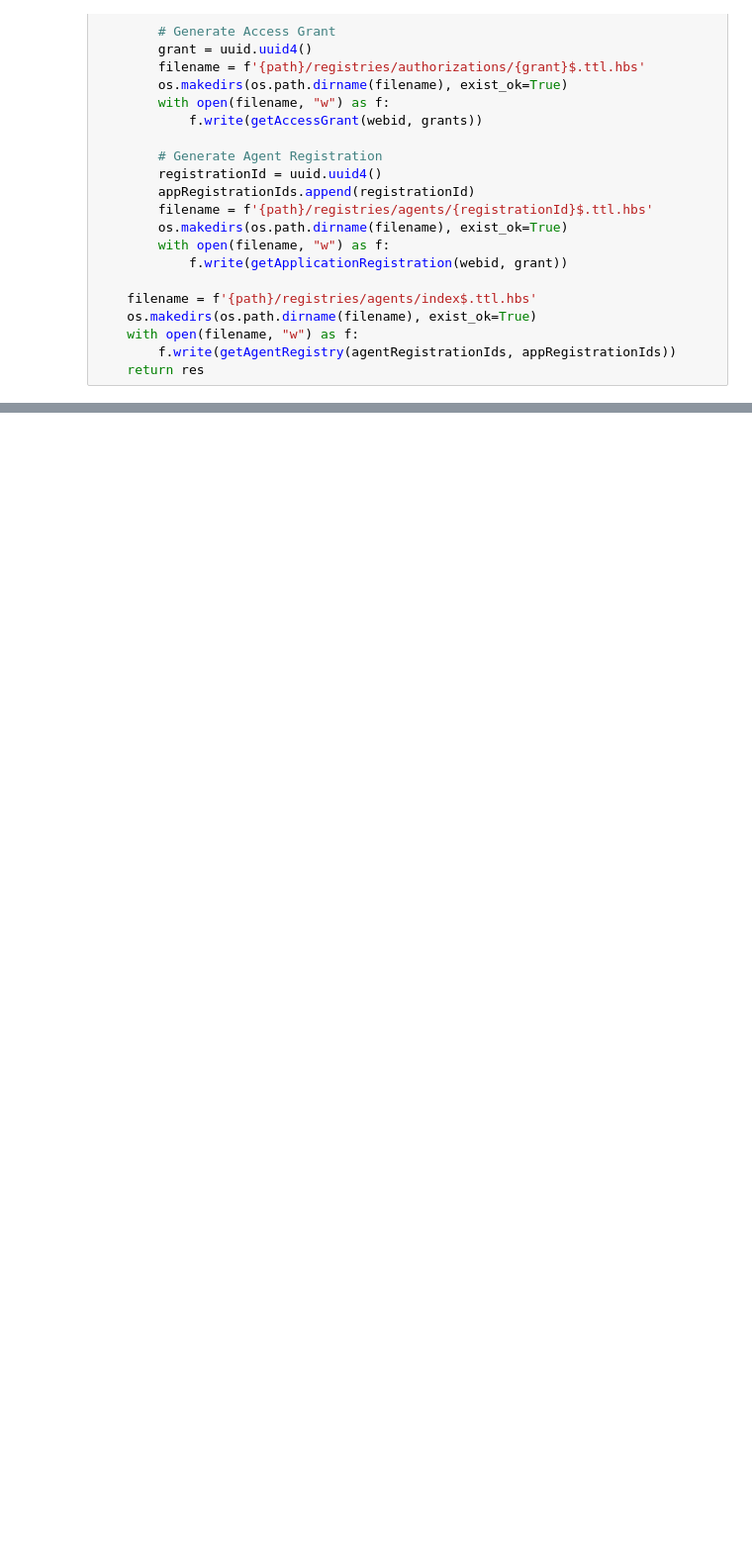
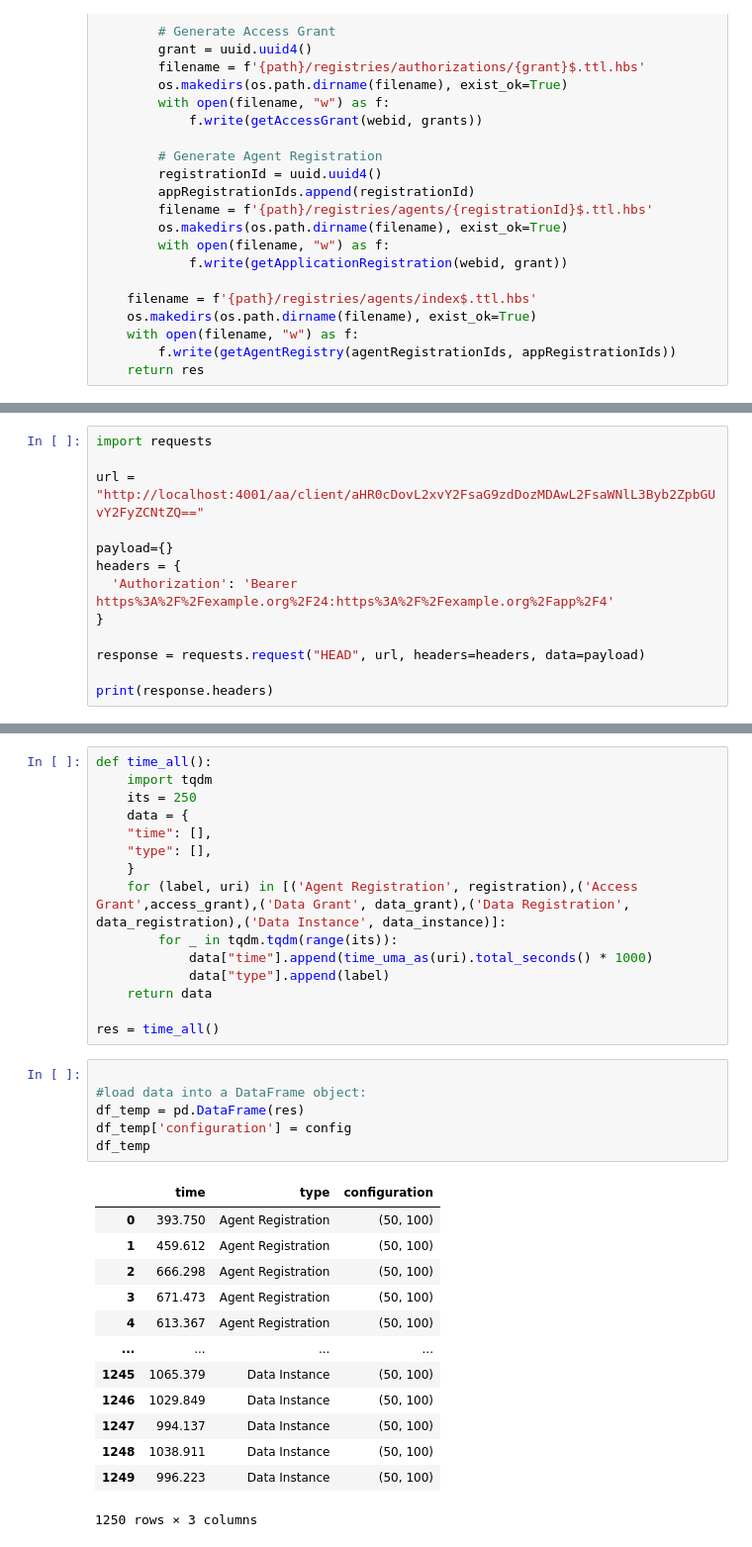
Before and after one commit to laurensdeb/interoperability, a Jupyter notebook: packages/css/templates/generate.ipynb, the cells around one changed output, grey strips where cells are left out. Shown at 99% size. Saved outputs shown, nothing was run; the diff lists cells and outputs as text; blank space fills up the shorter version.

```diff
--- a/packages/css/templates/generate.ipynb
+++ b/packages/css/templates/generate.ipynb
@@ -272,0 +277,13 @@ generateRegistrySet('pod-10_10', 10, 10, 5)
+# %%
+import requests
+
+url = "http://localhost:4001/aa/client/aHR0cDovL2xvY2FsaG9zdDozMDAwL2FsaWNlL3Byb2ZpbGUvY2FyZCNtZQ=="
+
+payload={}
+headers = {
+  'Authorization': 'Bearer https%3A%2F%2Fexample.org%2F24:https%3A%2F%2Fexample.org%2Fapp%2F4'
+}
+
+response = requests.request("HEAD", url, headers=headers, data=payload)
+
+print(response.headers)
@@ -272,0 +364,35 @@ generateRegistrySet('pod-10_10', 10, 10, 5)
+# %%
+def time_all():
+    import tqdm
+    its = 250
+    data = {
+    "time": [],
+    "type": [],
+    }
+    for (label, uri) in [('Agent Registration', registration),('Access Grant',access_grant),('Data Grant', data_grant),('Data Registration', data_registration),('Data Instance', data_instance)]:
+        for _ in tqdm.tqdm(range(its)):
+            data["time"].append(time_uma_as(uri).total_seconds() * 1000)
+            data["type"].append(label)
+    return data
+
+res = time_all()
+# %%
+
+#load data into a DataFrame object:
+df_temp = pd.DataFrame(res)
+df_temp['configuration'] = config
+df_temp
+# %% [output]
+|  | time | type | configuration |
+| 0 | 393.750 | Agent Registration | (50, 100) |
+| 1 | 459.612 | Agent Registration | (50, 100) |
+| 2 | 666.298 | Agent Registration | (50, 100) |
+| 3 | 671.473 | Agent Registration | (50, 100) |
+| 4 | 613.367 | Agent Registration | (50, 100) |
+| ... | ... | ... | ... |
+| 1245 | 1065.379 | Data Instance | (50, 100) |
+| 1246 | 1029.849 | Data Instance | (50, 100) |
+| 1247 | 994.137 | Data Instance | (50, 100) |
+| 1248 | 1038.911 | Data Instance | (50, 100) |
+| 1249 | 996.223 | Data Instance | (50, 100) |
+1250 rows × 3 columns
```
Also changed, not shown: parts of 15 cells of this notebook, 18 other files.
